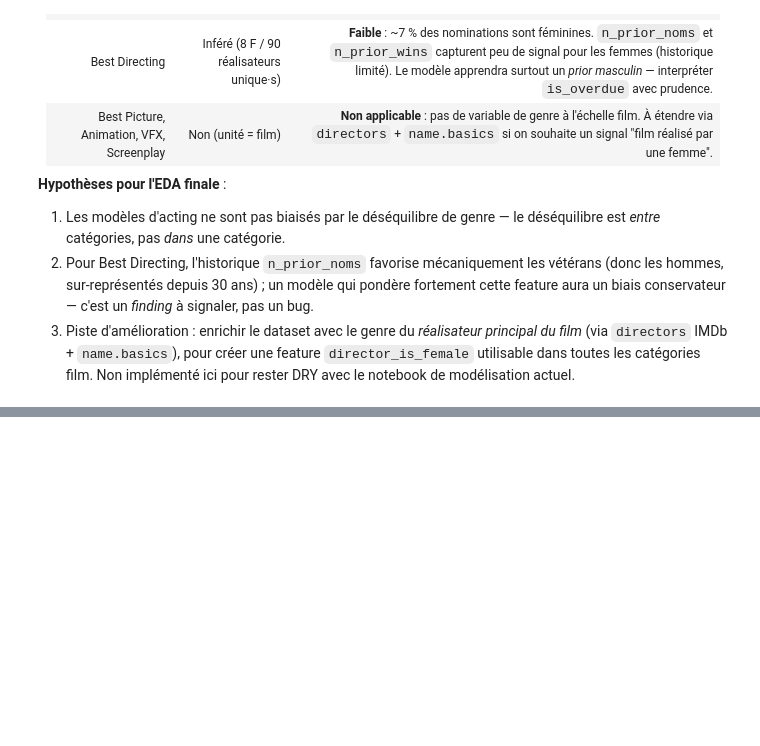
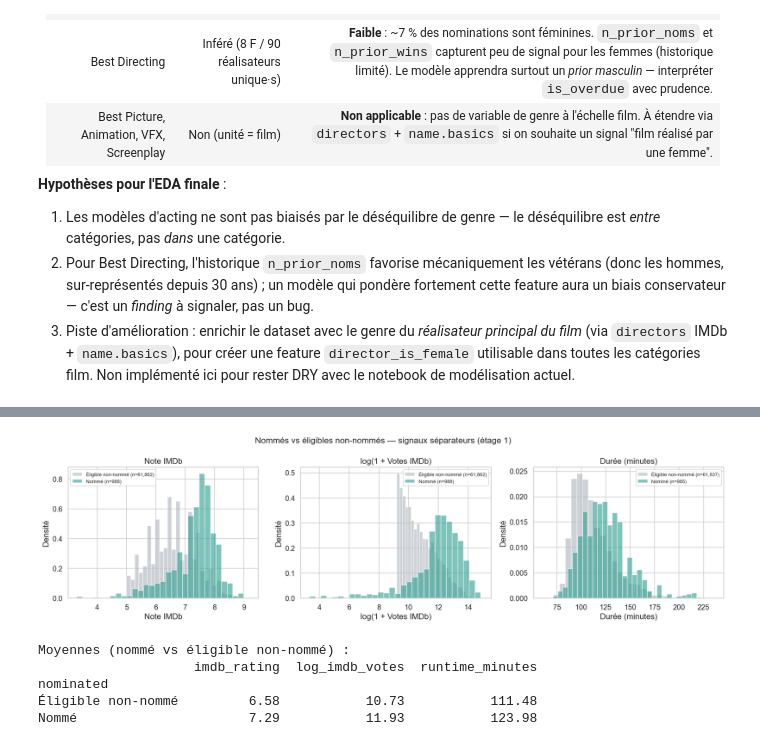
Before and after one commit to jbouniol/albert-ml-oscar-predictions, a Jupyter notebook: Notebooks/02_EDA_visualisation.ipynb, the cells around one changed output, grey strips where cells are left out. Cells and saved outputs as stored; diff of their text form; code cells hidden in the pictures; blank space fills up the shorter version.

```diff
--- a/Notebooks/02_EDA_visualisation.ipynb
+++ b/Notebooks/02_EDA_visualisation.ipynb
@@ -602,0 +681,32 @@ period
+# %%
+# Distributions nommé vs éligible-non-nommé (étage 1)
+feats_dist = [('imdb_rating', 'Note IMDb'),
+              ('log_imdb_votes', 'log(1 + Votes IMDb)'),
+              ('runtime_minutes', 'Durée (minutes)')]
+
+fig, axes = plt.subplots(1, 3, figsize=(16, 4.5))
+for ax, (col, lbl) in zip(axes, feats_dist):
+    for nom in [0, 1]:
+        s = df_nom[df_nom.nominated == nom][col].dropna()
+        if col == 'runtime_minutes':
+            s = s[(s >= 60) & (s <= 240)]
+        ax.hist(s, bins=30, density=True, alpha=0.6,
+                color=PALETTE_NOM[nom], label=f'{LBL_NOM[nom]} (n={len(s):,})')
+    ax.set_xlabel(lbl)
+    ax.set_ylabel('Densité')
+    ax.set_title(lbl)
+    ax.legend(fontsize=8)
+plt.suptitle('Nommés vs éligibles non-nommés — signaux séparateurs (étage 1)', fontsize=14)
+plt.tight_layout()
+plt.show()
+
+print('Moyennes (nommé vs éligible non-nommé) :')
+print(df_nom.groupby('nominated')[['imdb_rating', 'log_imdb_votes', 'runtime_minutes']]
+        .mean().round(2).rename(index=LBL_NOM))
+# %% [output]
+[figure, added]
+Moyennes (nommé vs éligible non-nommé) :
+                    imdb_rating  log_imdb_votes  runtime_minutes
+nominated
+Éligible non-nommé         6.58           10.73           111.48
+Nommé                      7.29           11.93           123.98
```
Also changed, not shown: parts of 14 cells of this notebook.
